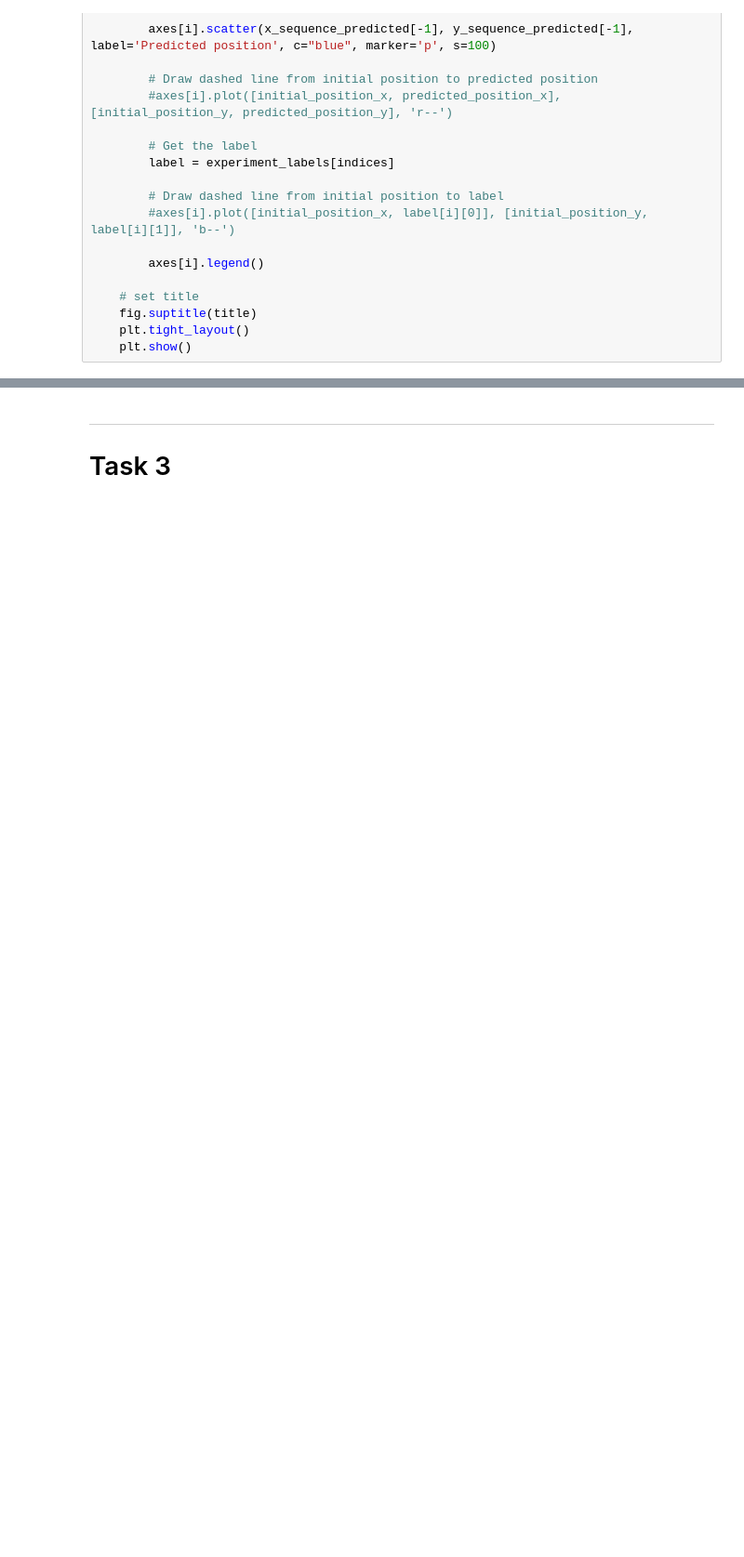
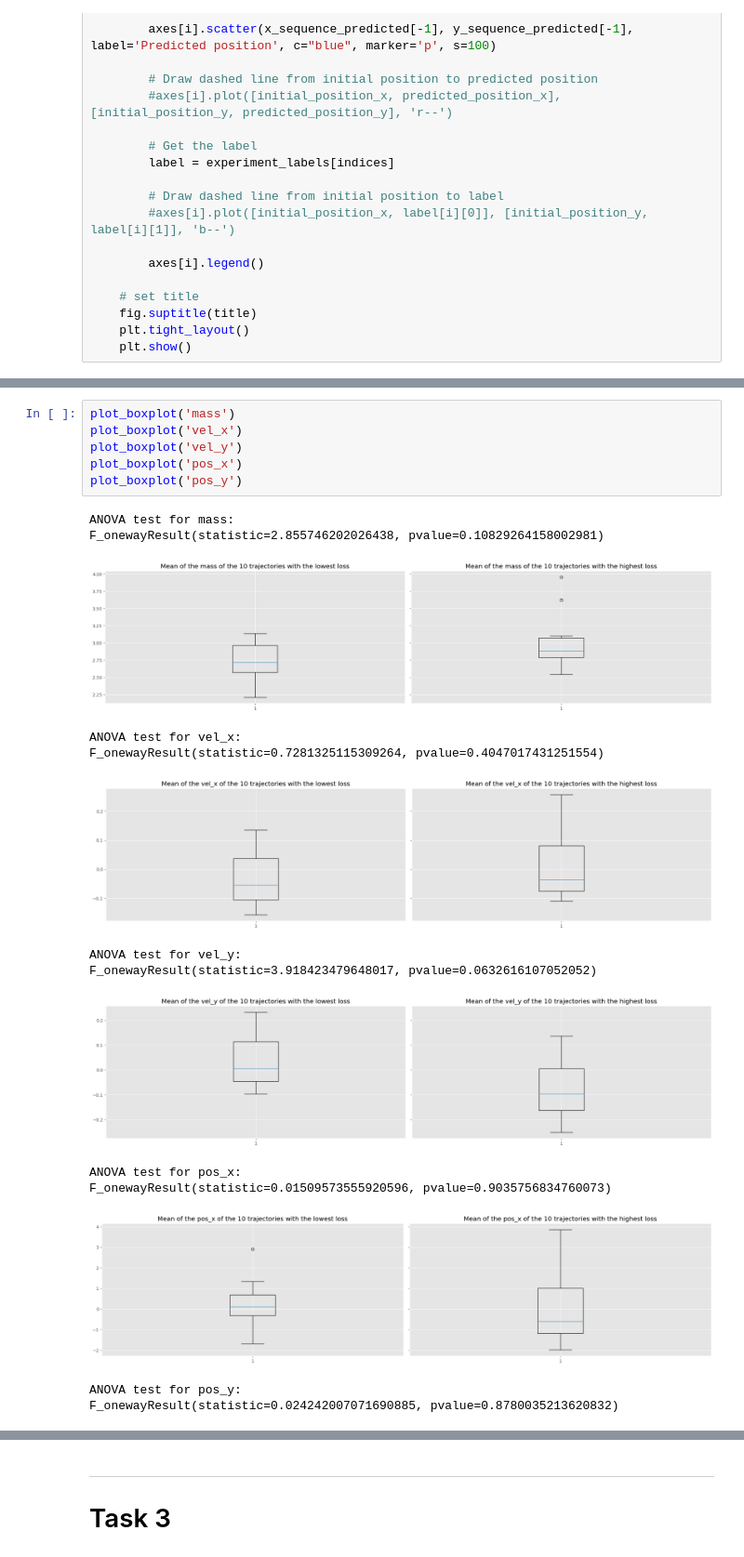
Before and after one commit to lzolyomi/2AMM10-DeepLearning, a Jupyter notebook: Assignment 2/Task2_submitted_code.ipynb, the cells around one changed output, grey strips where cells are left out. Shown at 93% size. Saved outputs shown, nothing was run; the diff lists cells and outputs as text; blank space fills up the shorter version.

```diff
--- a/Assignment 2/Task2_submitted_code.ipynb
+++ b/Assignment 2/Task2_submitted_code.ipynb
@@ -1002,0 +973,21 @@ plot_trajectories(highest_loss_indices[0], title="Trajectories with the highest
+# %%
+plot_boxplot('mass')
+plot_boxplot('vel_x')
+plot_boxplot('vel_y')
+plot_boxplot('pos_x')
+plot_boxplot('pos_y')
+# %% [output]
+ANOVA test for mass:
+F_onewayResult(statistic=2.855746202026438, pvalue=0.10829264158002981)
+[figure, added]
+ANOVA test for vel_x:
+F_onewayResult(statistic=0.7281325115309264, pvalue=0.4047017431251554)
+[figure, added]
+ANOVA test for vel_y:
+F_onewayResult(statistic=3.918423479648017, pvalue=0.0632616107052052)
+[figure, added]
+ANOVA test for pos_x:
+F_onewayResult(statistic=0.01509573555920596, pvalue=0.9035756834760073)
+[figure, added]
+ANOVA test for pos_y:
+F_onewayResult(statistic=0.024242007071690885, pvalue=0.8780035213620832)
```
Also changed, not shown: parts of 8 cells of this notebook, 2 other files.
